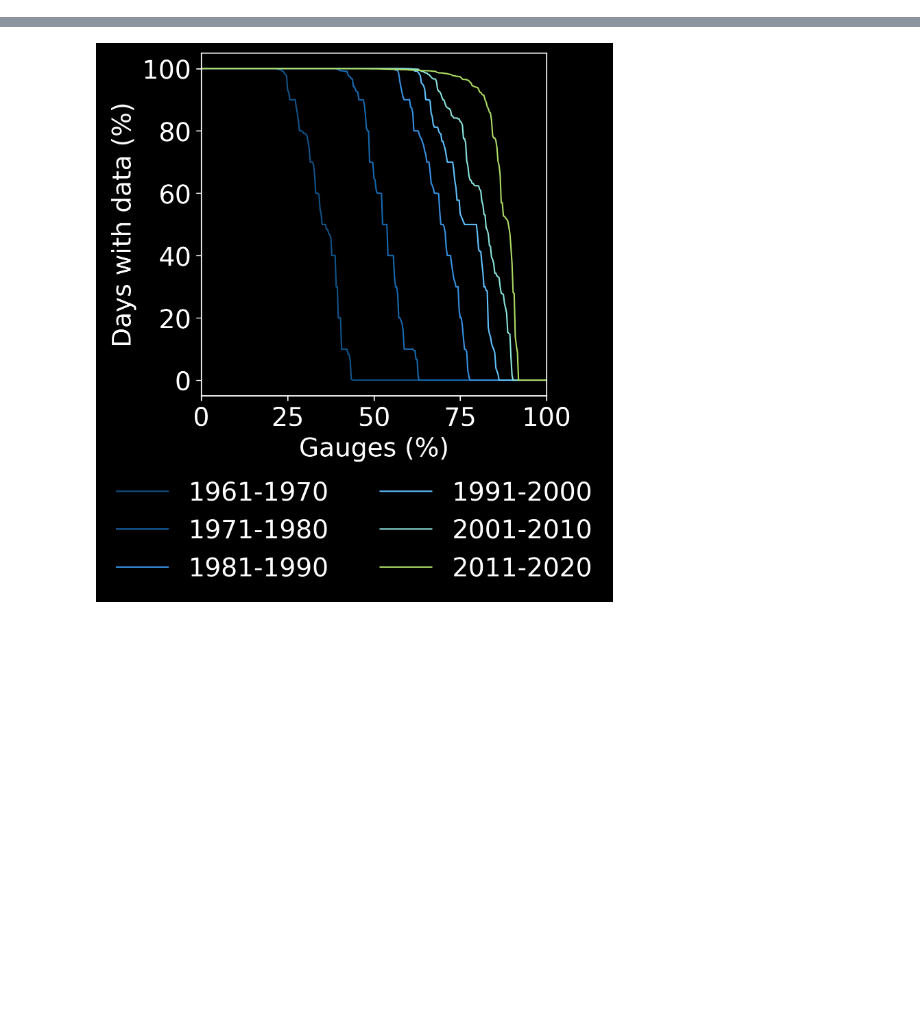
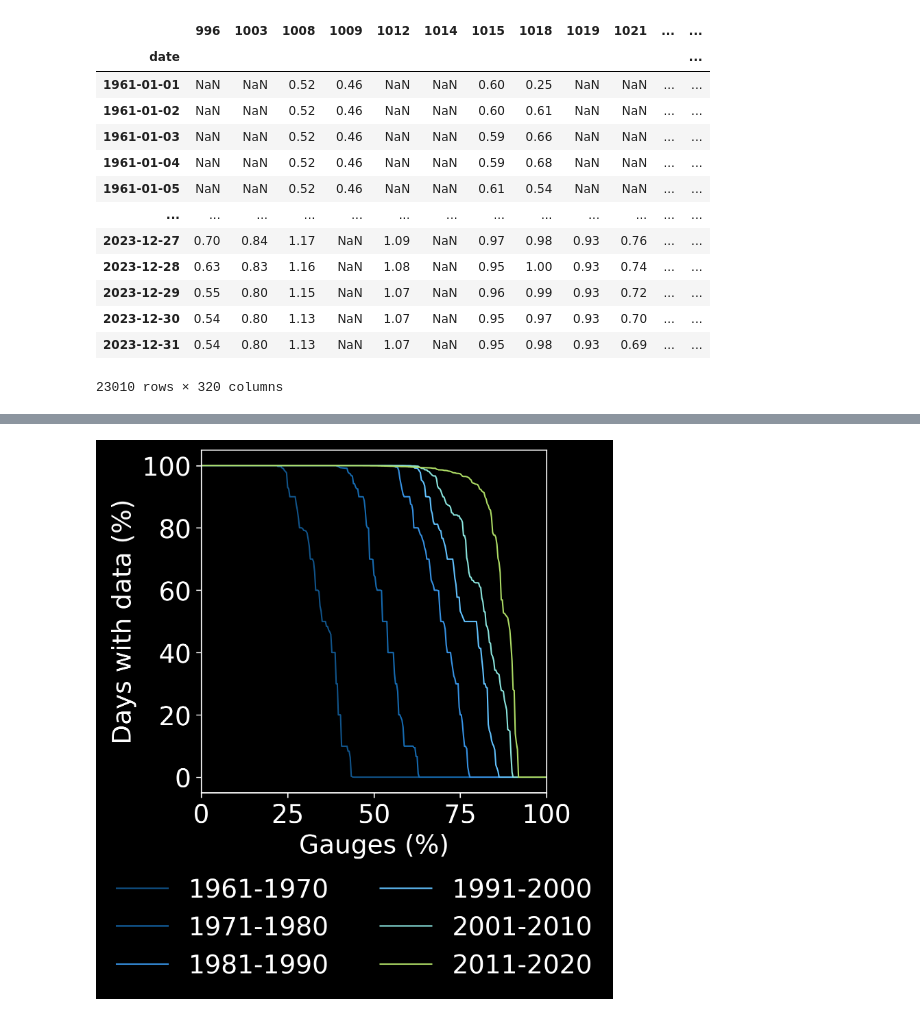
Before and after one commit to iiroseppa/CAMELS-FI, a Jupyter notebook: scripts/visualization/flow_availability.ipynb, the cells around one changed output, grey strips where cells are left out. Saved outputs shown, nothing was run; the diff lists cells and outputs as text; code cells hidden in the pictures; blank space fills up the shorter version.

```diff
--- a/scripts/table_preparation/flow_timeseries_availability.ipynb
+++ b/scripts/visualization/flow_availability.ipynb
@@ -23,7 +20,23 @@ def date_formatter(x, pos):
     label = f"{time.year - start_date.year}"
     return label
 # %%
-# Path to the flow data CSV file
-src_path = '/path/to/discharge_spec.csv'
-data = utils.read_daily_timeseries_csv(src_path)
+src_path = '/media/iielse/T9/CAMELS-FI/data/timeseries_by_attribute/discharge_spec.csv'
+data = read_daily_timeseries_csv(src_path)
+# %%
+data
+# %% [output]
+|  | 996 | 1003 | 1008 | 1009 | 1012 | 1014 | 1015 | 1018 | 1019 | 1021 | ... | ... |
+| date |  |  |  |  |  |  |  |  |  |  |  | ... |
+| 1961-01-01 | NaN | NaN | 0.52 | 0.46 | NaN | NaN | 0.60 | 0.25 | NaN | NaN | ... | ... |
+| 1961-01-02 | NaN | NaN | 0.52 | 0.46 | NaN | NaN | 0.60 | 0.61 | NaN | NaN | ... | ... |
+| 1961-01-03 | NaN | NaN | 0.52 | 0.46 | NaN | NaN | 0.59 | 0.66 | NaN | NaN | ... | ... |
+| 1961-01-04 | NaN | NaN | 0.52 | 0.46 | NaN | NaN | 0.59 | 0.68 | NaN | NaN | ... | ... |
+| 1961-01-05 | NaN | NaN | 0.52 | 0.46 | NaN | NaN | 0.61 | 0.54 | NaN | NaN | ... | ... |
+| ... | ... | ... | ... | ... | ... | ... | ... | ... | ... | ... | ... | ... |
+| 2023-12-27 | 0.70 | 0.84 | 1.17 | NaN | 1.09 | NaN | 0.97 | 0.98 | 0.93 | 0.76 | ... | ... |
+| 2023-12-28 | 0.63 | 0.83 | 1.16 | NaN | 1.08 | NaN | 0.95 | 1.00 | 0.93 | 0.74 | ... | ... |
+| 2023-12-29 | 0.55 | 0.80 | 1.15 | NaN | 1.07 | NaN | 0.96 | 0.99 | 0.93 | 0.72 | ... | ... |
+| 2023-12-30 | 0.54 | 0.80 | 1.13 | NaN | 1.07 | NaN | 0.95 | 0.97 | 0.93 | 0.70 | ... | ... |
+| 2023-12-31 | 0.54 | 0.80 | 1.13 | NaN | 1.07 | NaN | 0.95 | 0.98 | 0.93 | 0.69 | ... | ... |
+23010 rows × 320 columns
 # %%
```
Also changed, not shown: parts of 13 cells of this notebook, 40 other files.
